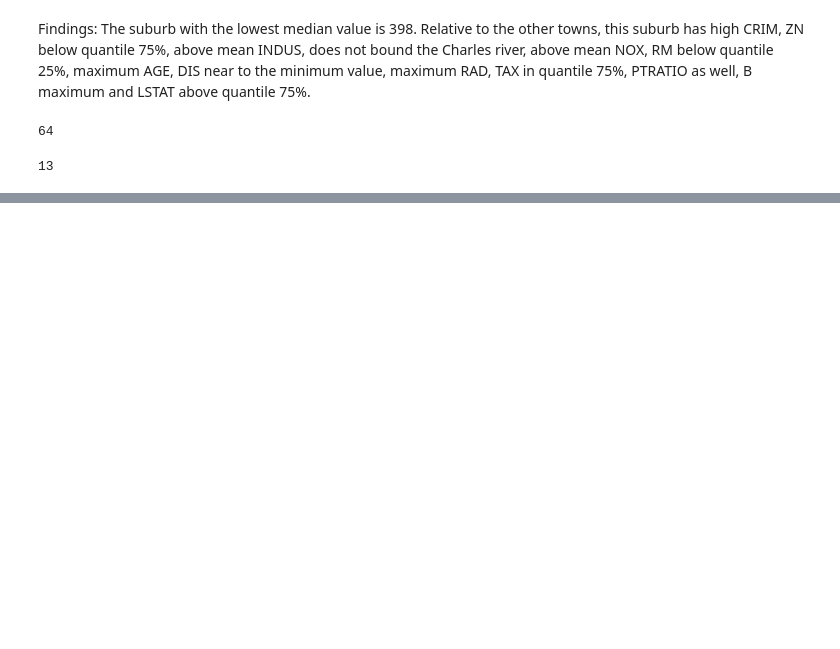
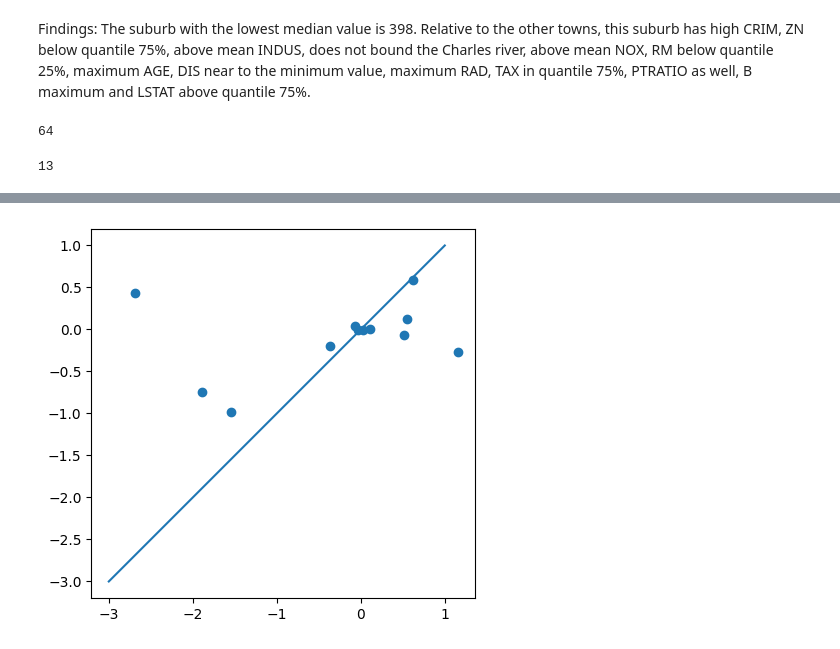
Before and after one commit to MaxBiber/statistics, a Jupyter notebook: boston_notebook.ipynb, the cells around one changed output, grey strips where cells are left out. Drawn from its saved outputs; the diff is of its cells as text; code cells hidden in the pictures; blank space fills up the shorter version.

```diff
--- a/boston_notebook.ipynb
+++ b/boston_notebook.ipynb
@@ -187,0 +270,7 @@ boston.describe()
+# %%
+plt.scatter([coefs[pred][0] for pred in coefs if pred != "NOX"], [coefs[pred][1] for pred in coefs if pred != "NOX"])
+plt.plot([-3,1], [-3,1]) # plot y=x
+plt.gca().set_aspect('equal', adjustable='box')
+plt.show()
+# %% [output]
+[figure, added]
```
Also changed, not shown: parts of 14 cells of this notebook.
